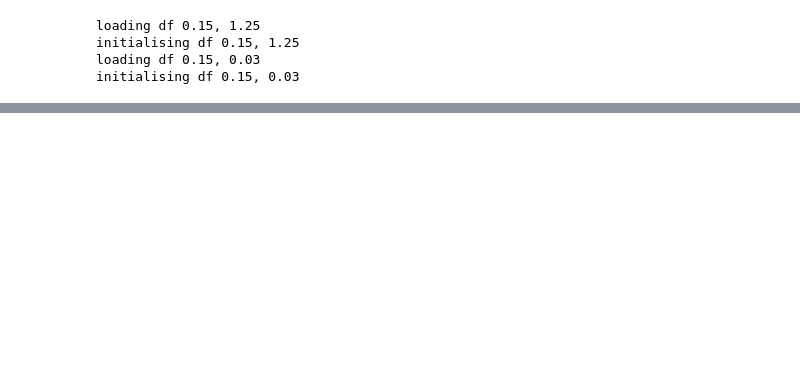
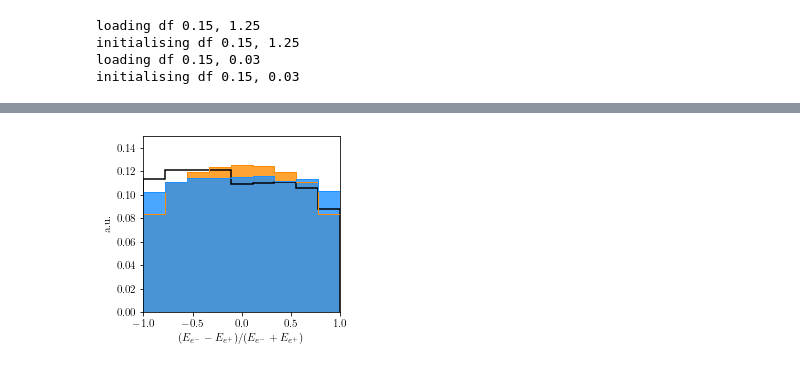
Before and after one commit to mhostert/dark-neutrinos-at-T2K, a Jupyter notebook: exp_analysis/3a_comparison_stdHNL.ipynb, the cells around one changed output, grey strips where cells are left out. Cells and saved outputs as stored; diff of their text form; code cells hidden in the pictures; blank space fills up the shorter version.

```diff
--- a/exp_analysis/3a_comparison_stdHNL.ipynb
+++ b/exp_analysis/3a_comparison_stdHNL.ipynb
@@ -148,0 +160,82 @@ plt.savefig("poster_plots/cos_opening_angle.png", dpi=400)
+# %%
+fsize = 11
+rc('text', usetex=True)
+params={'axes.labelsize':fsize,'xtick.labelsize':fsize,'ytick.labelsize':fsize,\
+				'figure.figsize':(3.5,1.4*2.3617)	}
+rc('font',**{'family':'serif', 'serif': ['computer modern roman']})
+rcParams.update(params)
+axes_form  = [0.15,0.15,0.78,0.74]
+fig = plt.figure()
+ax = fig.add_axes(axes_form)
+
+bins = np.linspace(-1,1,10)
+
+w_heavy = actual_weights_heavy/np.sum(actual_weights_heavy)
+w_light = actual_weights_light/np.sum(actual_weights_light)
+
+def e_asy(df):
+    return (df['plm', 't']-df['plp', 't'])/(df['plp', 't']+df['plm', 't'])
+out = ax.hist(e_asy(df_std),
+               bins=bins,
+#                range=(0.5, 1),
+               weights=wstd,
+               label='std N decays-in-flight',
+                facecolor='dodgerblue',
+              edgecolor='black',
+               histtype='step',
+             lw=1.5)
+
+
+out = ax.hist(no_scan_heavy['ee_energy_asymetry'],
+               bins=bins,
+#                range=(0.5, 1),
+               weights=w_heavy,
+               label='heavy $Z^\prime$, $m_{Z^\prime} = 1.25$ GeV',
+                facecolor='darkorange',
+              alpha = 0.8, lw=0,
+              edgecolor='darkorange',
+               histtype='bar',
+             ls = '-')
+out = ax.hist(no_scan_heavy['ee_energy_asymetry'],
+               bins=bins,
+#                range=(0.5, 1),
+               weights=w_heavy,
+                facecolor='darkorange',
+              alpha = 1, lw=1.,
+              edgecolor='darkorange',
+               histtype='step',
+             ls = '-')
+
+#################
+
+out = ax.hist(no_scan_light['ee_energy_asymetry'],
+               bins=bins,
+#                range=(0.5, 1),
+               weights=w_light,
+               label='light $Z^\prime$, $m_{Z^\prime} = 30$ MeV',
+              facecolor='dodgerblue',
+              alpha = 0.8, lw= 0,
+              edgecolor='dodgerblue',
+               histtype='bar',
+             ls='-')
+out = ax.hist(no_scan_light['ee_energy_asymetry'],
+               bins=bins,
+#                range=(0.5, 1),
+               weights=w_light,
+              facecolor='dodgerblue',
+              alpha = 1, lw= 1.,
+              edgecolor='dodgerblue',
+               histtype='step',
+             ls='-')
+
+# ax.annotate(r"$m_N = 150$ MeV", xy=(0.5, 0.2), fontsize=12, color="black", rotation_mode='anchor')
+# ax.legend(loc='upper right',frameon=False)
+
+ax.set_xlabel(r"$(E_{e^-} - E_{e^+})/(E_{e^-} + E_{e^+})$")
+ax.set_ylabel(r"a.u.")
+ax.set_xlim(-1,1)
+ax.set_ylim(0,0.15)
+ax.patch.set_visible(False)
+plt.savefig("paper_plots/energy_asymmetry.png", dpi=400)
+# %% [output]
+[figure, added]
```
Also changed, not shown: parts of 18 cells of this notebook, 6 other files.
